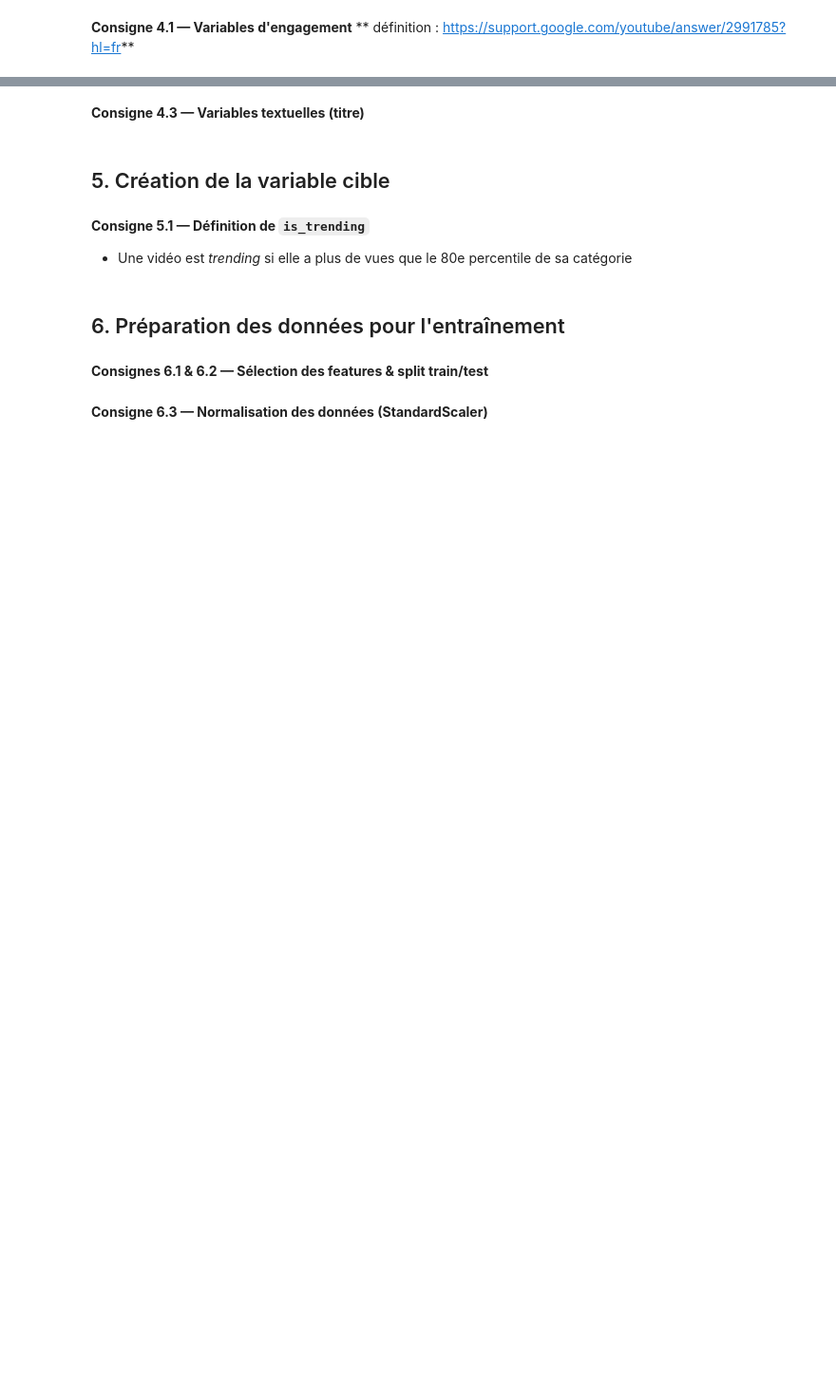
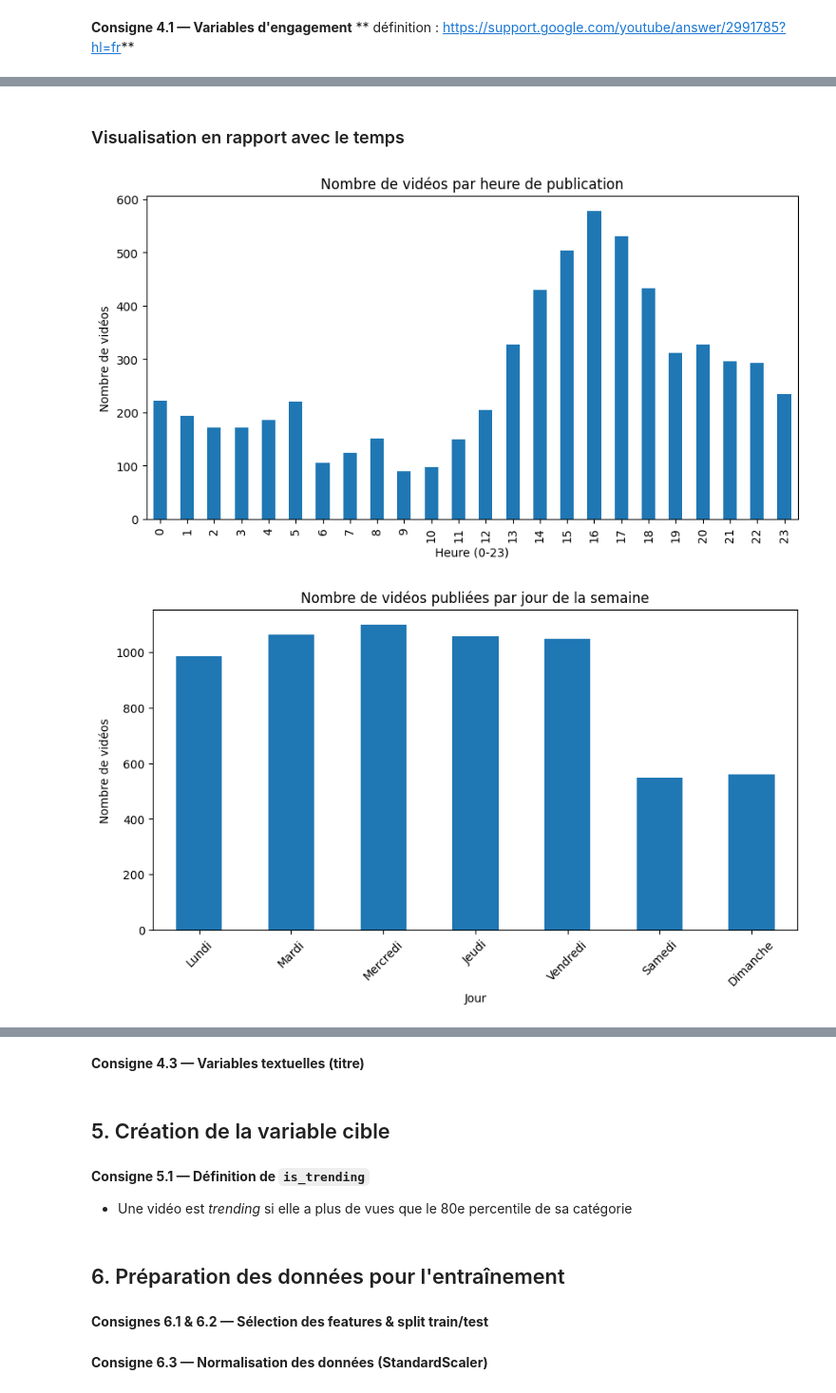
Before and after one commit to nabil-ghazali/Projet_ML_Youtube, a Jupyter notebook: projet-ml-youtube-trending-68b010e7b5bc2532236423.ipynb, the cells around one changed output, grey strips where cells are left out. Shown: that part at 95% size. Cells and saved outputs as stored; diff of their text form; code cells hidden in the pictures; blank space fills up the shorter version.

```diff
--- a/projet-ml-youtube-trending-68b010e7b5bc2532236423.ipynb
+++ b/projet-ml-youtube-trending-68b010e7b5bc2532236423.ipynb
@@ -279,0 +455,38 @@ Distribution des catégories:
+# %% [markdown]
+### Visualisation en rapport avec le temps
+# %%
+import matplotlib.pyplot as plt
+
+# Histogramme : Nombre de vidéos par heure
+plt.figure(figsize=(10,5))
+df_clean['publish_hour'].value_counts().sort_index().plot(kind='bar')
+plt.title("Nombre de vidéos par heure de publication")
+plt.xlabel("Heure (0-23)")
+plt.ylabel("Nombre de vidéos")
+plt.show()
+
+# Histogramme : Nombre de vidéos par jour de la semaine
+jours = ['Lundi','Mardi','Mercredi','Jeudi','Vendredi','Samedi','Dimanche']
+plt.figure(figsize=(10,5))
+df_clean['publish_day_of_week'].value_counts().sort_index().plot(kind='bar')
+plt.title("Nombre de vidéos publiées par jour de la semaine")
+plt.xlabel("Jour")
+plt.ylabel("Nombre de vidéos")
+plt.xticks(range(7), jours, rotation=45)
+plt.show()
+
+mois = ['Jan','Fév','Mar','Avr','Mai','Juin','Juil','Août','Sep','Oct','Nov','Déc']
+
+# Comptage par mois, avec reindex pour inclure tous les mois 1 à 12
+counts = df_clean['publish_month'].value_counts().sort_index().reindex(range(1,13), fill_value=0)
+
+plt.figure(figsize=(10,5))
+counts.plot(kind='bar')
+plt.title("Nombre de vidéos publiées par mois")
+plt.xlabel("Mois")
+plt.ylabel("Nombre de vidéos")
+plt.xticks(range(12), mois, rotation=45)
+plt.show()
+# %% [output]
+[figure, added]
+[figure, added]
```
Also changed, not shown: parts of 12 cells of this notebook.
